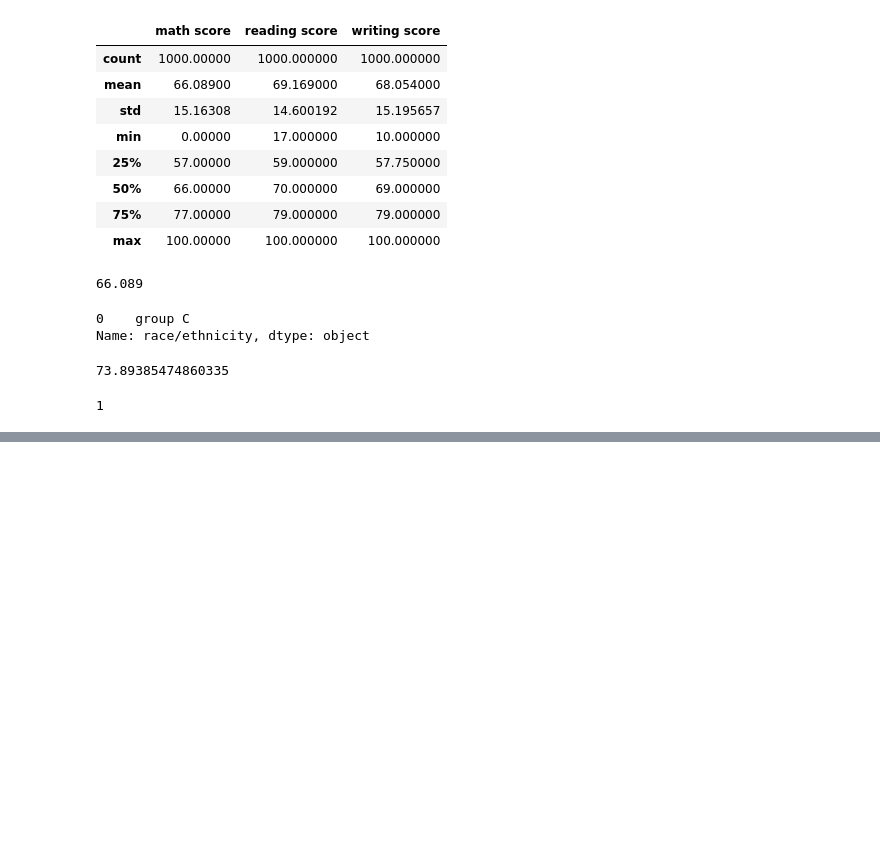
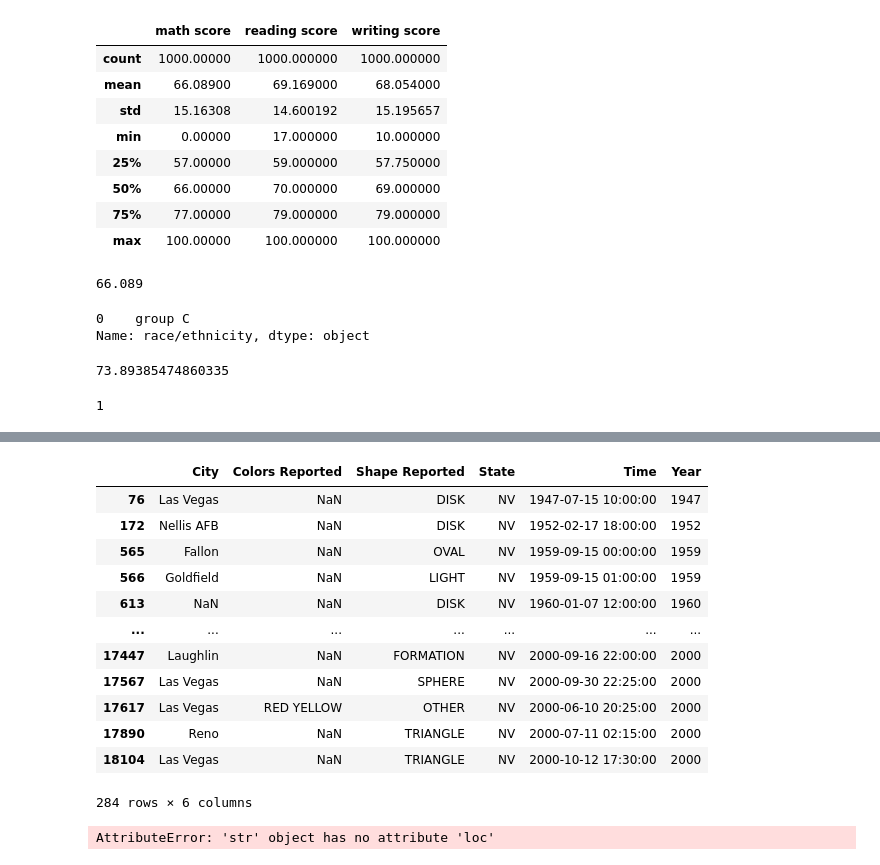
Before and after one commit to sibfox11/Skill-Factory-R2, a Jupyter notebook: Введение_в_Pandas/theory_Pandas_start.ipynb, the cells around one changed output, grey strips where cells are left out. Saved outputs shown, nothing was run; the diff lists cells and outputs as text; code cells hidden in the pictures; blank space fills up the shorter version.

```diff
--- a/Введение_в_Pandas/theory_Pandas_start.ipynb
+++ b/Введение_в_Pandas/theory_Pandas_start.ipynb
@@ -474,0 +749,21 @@ sd[sd['math score'] == 0].shape[0]
+# %%
+nevada
+# %% [output]
+|  | City | Colors Reported | Shape Reported | State | Time | Year |
+| 76 | Las Vegas | NaN | DISK | NV | 1947-07-15 10:00:00 | 1947 |
+| 172 | Nellis AFB | NaN | DISK | NV | 1952-02-17 18:00:00 | 1952 |
+| 565 | Fallon | NaN | OVAL | NV | 1959-09-15 00:00:00 | 1959 |
+| 566 | Goldfield | NaN | LIGHT | NV | 1959-09-15 01:00:00 | 1959 |
+| 613 | NaN | NaN | DISK | NV | 1960-01-07 12:00:00 | 1960 |
+| ... | ... | ... | ... | ... | ... | ... |
+| 17447 | Laughlin | NaN | FORMATION | NV | 2000-09-16 22:00:00 | 2000 |
+| 17567 | Las Vegas | NaN | SPHERE | NV | 2000-09-30 22:25:00 | 2000 |
+| 17617 | Las Vegas | RED YELLOW | OTHER | NV | 2000-06-10 20:25:00 | 2000 |
+| 17890 | Reno | NaN | TRIANGLE | NV | 2000-07-11 02:15:00 | 2000 |
+| 18104 | Las Vegas | NaN | TRIANGLE | NV | 2000-10-12 17:30:00 | 2000 |
+284 rows × 6 columns
+# %%
+for i in nevada:
+    print(i.loc['Time'])
+# %% [output]
+AttributeError: 'str' object has no attribute 'loc'
```
Also changed, not shown: parts of 50 cells of this notebook, 1 other file.
